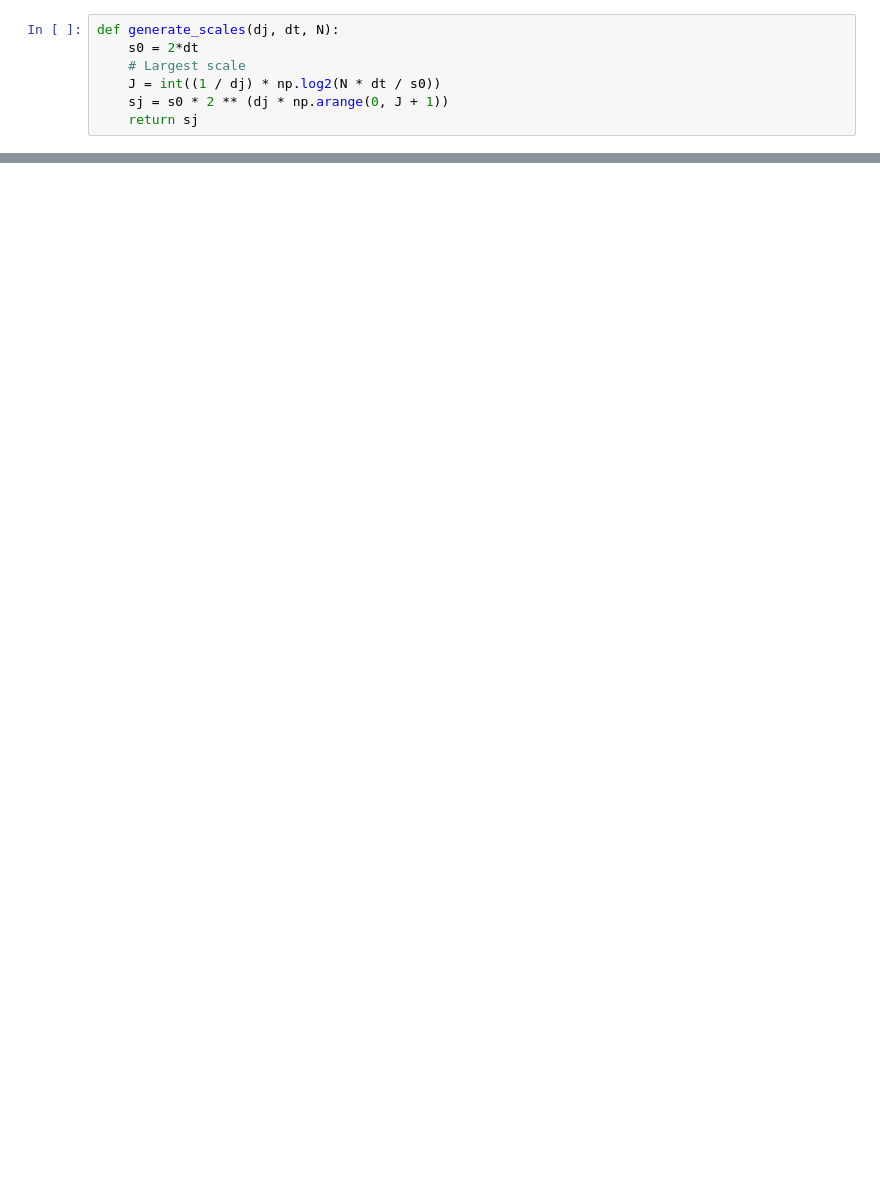
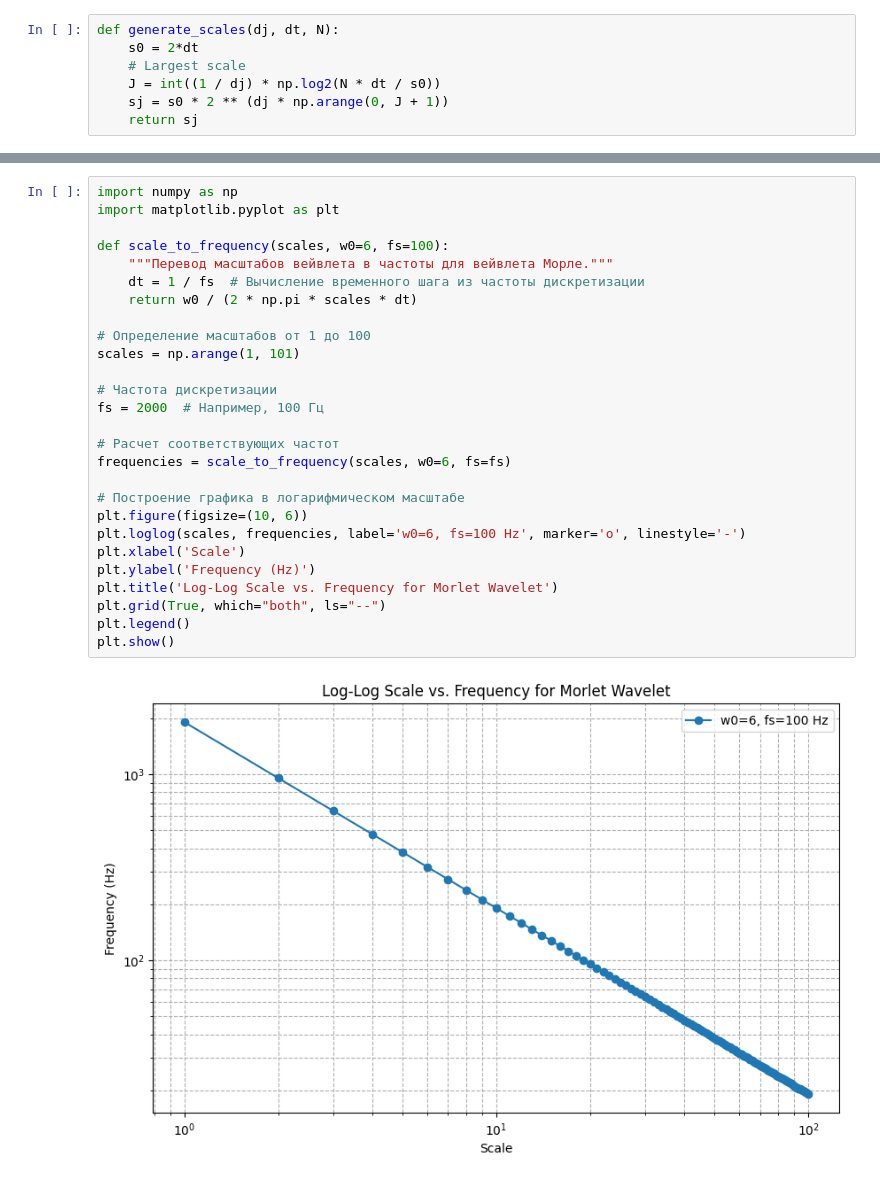
Before and after one commit to mr-cyberdron/Wavelet_Mod1, a Jupyter notebook: CWT reconstruction v2/CWTwiki2.ipynb, the cells around one changed output, grey strips where cells are left out. Saved outputs shown, nothing was run; the diff lists cells and outputs as text; blank space fills up the shorter version.

```diff
--- a/CWT reconstruction v2/CWTwiki2.ipynb
+++ b/CWT reconstruction v2/CWTwiki2.ipynb
@@ -106,0 +136,29 @@ plt.show()
+# %%
+import numpy as np
+import matplotlib.pyplot as plt
+
+def scale_to_frequency(scales, w0=6, fs=100):
+    """Перевод масштабов вейвлета в частоты для вейвлета Морле."""
+    dt = 1 / fs  # Вычисление временного шага из частоты дискретизации
+    return w0 / (2 * np.pi * scales * dt)
+
+# Определение масштабов от 1 до 100
+scales = np.arange(1, 101)
+
+# Частота дискретизации
+fs = 2000  # Например, 100 Гц
+
+# Расчет соответствующих частот
+frequencies = scale_to_frequency(scales, w0=6, fs=fs)
+
+# Построение графика в логарифмическом масштабе
+plt.figure(figsize=(10, 6))
+plt.loglog(scales, frequencies, label='w0=6, fs=100 Hz', marker='o', linestyle='-')
+plt.xlabel('Scale')
+plt.ylabel('Frequency (Hz)')
+plt.title('Log-Log Scale vs. Frequency for Morlet Wavelet')
+plt.grid(True, which="both", ls="--")
+plt.legend()
+plt.show()
+# %% [output]
+[figure, added]
```
Also changed, not shown: parts of 6 cells of this notebook, 3 other files.
